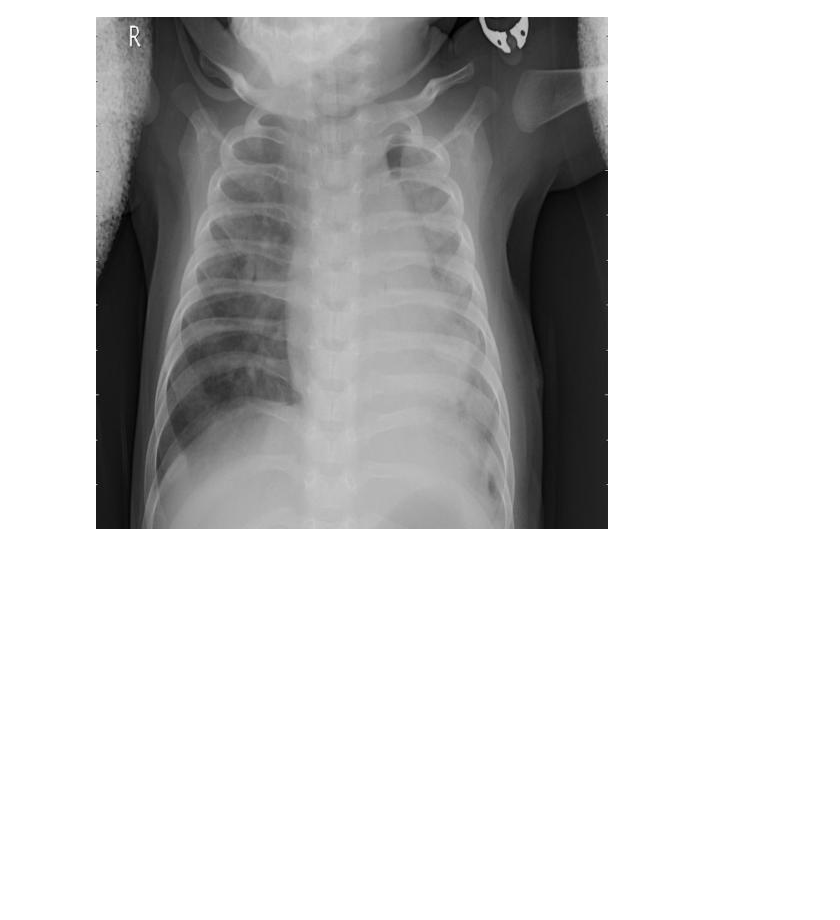
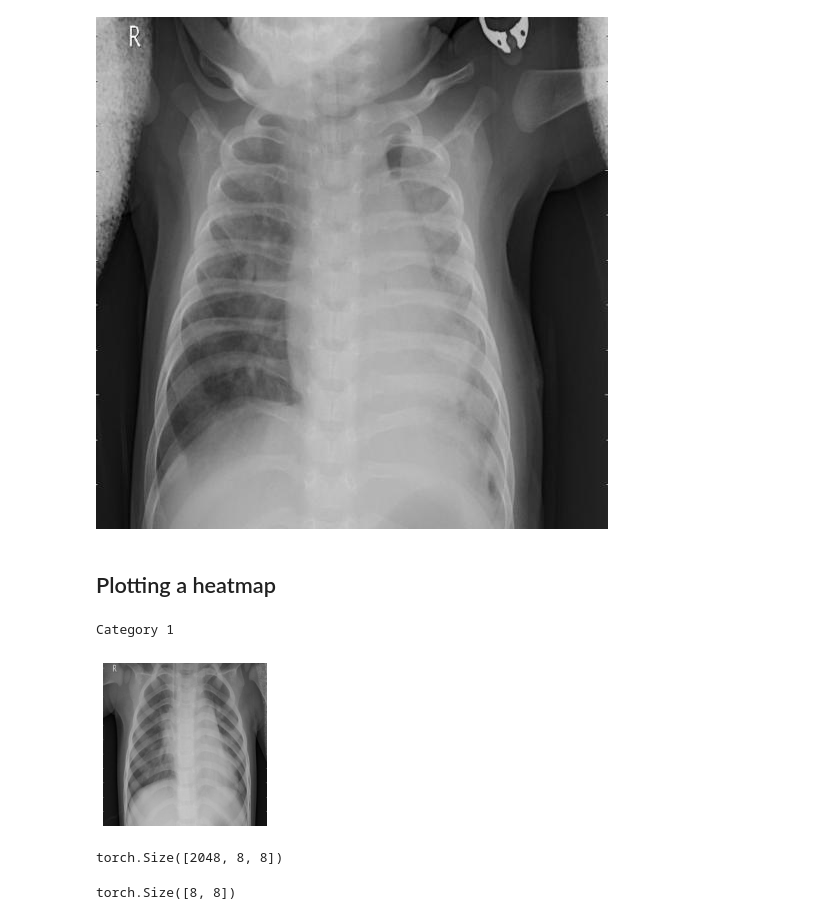
Before and after one commit to shadab4150/X_Ray_Covid_19_pnemonia_detection_lung_segmentation, a Jupyter notebook: X_ray_pneumonia_bacterial_viral_model_training.ipynb, the cells around one changed output. Saved outputs shown, nothing was run; the diff lists cells and outputs as text; code cells hidden in the pictures; blank space fills up the shorter version.

```diff
--- a/X_ray_pneumonia_bacterial_viral_model_training.ipynb
+++ b/X_ray_pneumonia_bacterial_viral_model_training.ipynb
@@ -336,3 +338,5 @@ img
 Pnemonia
 bacteria
 [figure]
+# %% [markdown]
+## Plotting a heatmap
@@ -338,0 +345,8 @@ bacteria
+# %%
+idx=315
+x,y = data_NP.valid_ds[idx]
+x.show()
+data_NP.valid_ds.y[idx]
+# %% [output]
+Category 1
+[figure, added]
@@ -344,0 +374,10 @@ def show_heatmap(hm):
+# %%
+acts  = hook_a.stored[0].cpu()
+acts.shape
+# %% [output]
+torch.Size([2048, 8, 8])
+# %%
+avg_acts = acts.mean(0)
+avg_acts.shape
+# %% [output]
+torch.Size([8, 8])
```
Also changed, not shown: parts of 8 cells of this notebook.
